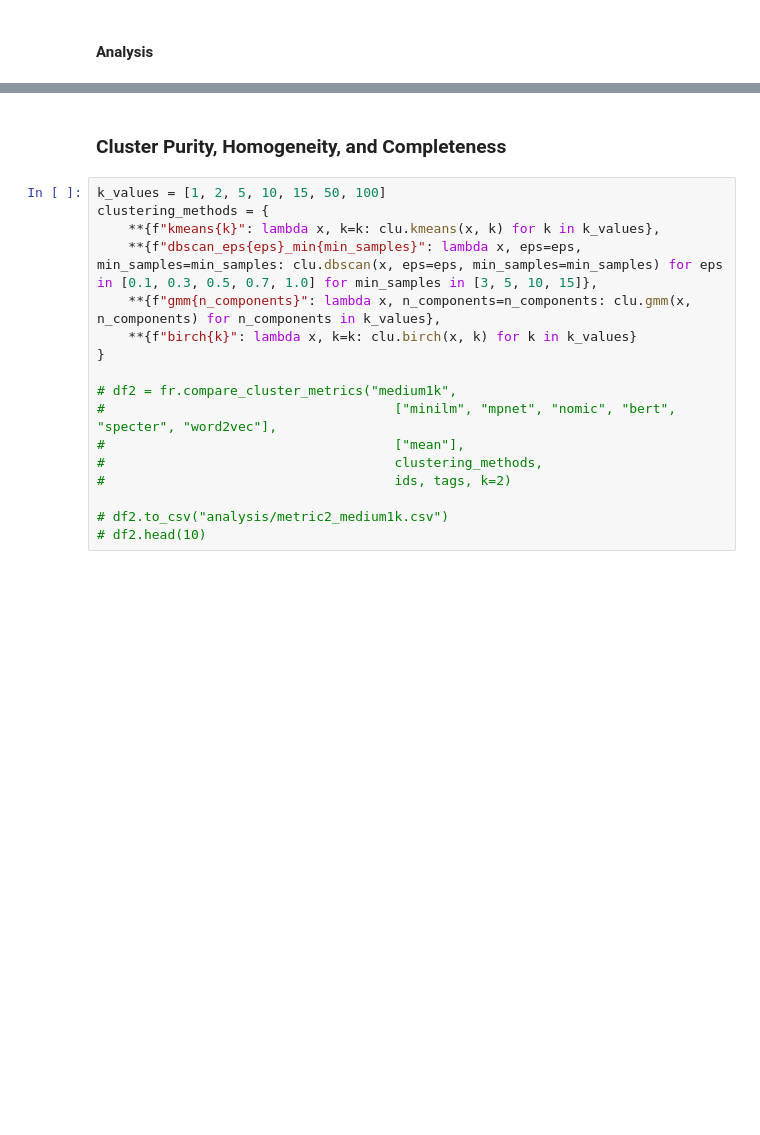
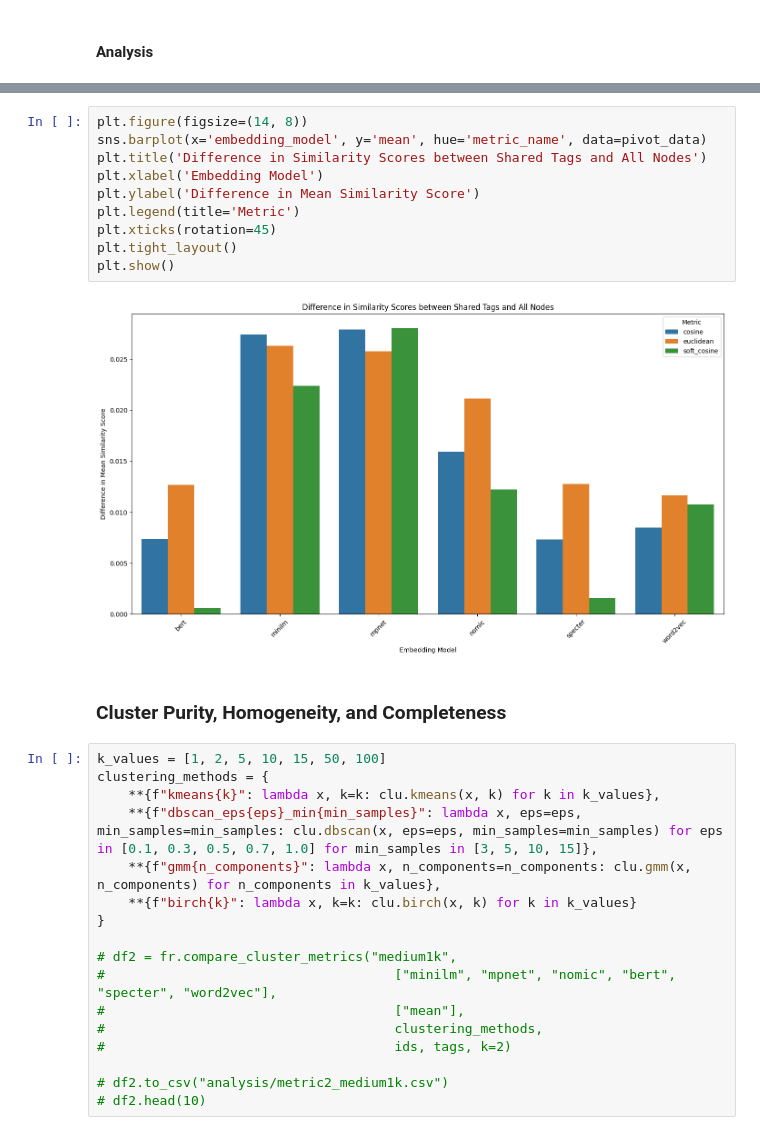
Before and after one commit to erikluu/LociNetBackup, a Jupyter notebook: run_evaluation.ipynb, the cells around one changed output, grey strips where cells are left out. Cells and saved outputs as stored; diff of their text form; blank space fills up the shorter version.

```diff
--- a/run_evaluation.ipynb
+++ b/run_evaluation.ipynb
@@ -161,3 +291,15 @@ NameError: name 'df_metric1' is not defined
+# %%
+plt.figure(figsize=(14, 8))
+sns.barplot(x='embedding_model', y='mean', hue='metric_name', data=pivot_data)
+plt.title('Difference in Similarity Scores between Shared Tags and All Nodes')
+plt.xlabel('Embedding Model')
+plt.ylabel('Difference in Mean Similarity Score')
+plt.legend(title='Metric')
+plt.xticks(rotation=45)
+plt.tight_layout()
+plt.show()
+# %% [output]
+[figure, added]
 # %% [markdown]
 ### Cluster Purity, Homogeneity, and Completeness
 # %%
```
Also changed, not shown: parts of 14 cells of this notebook, 3 other files.
